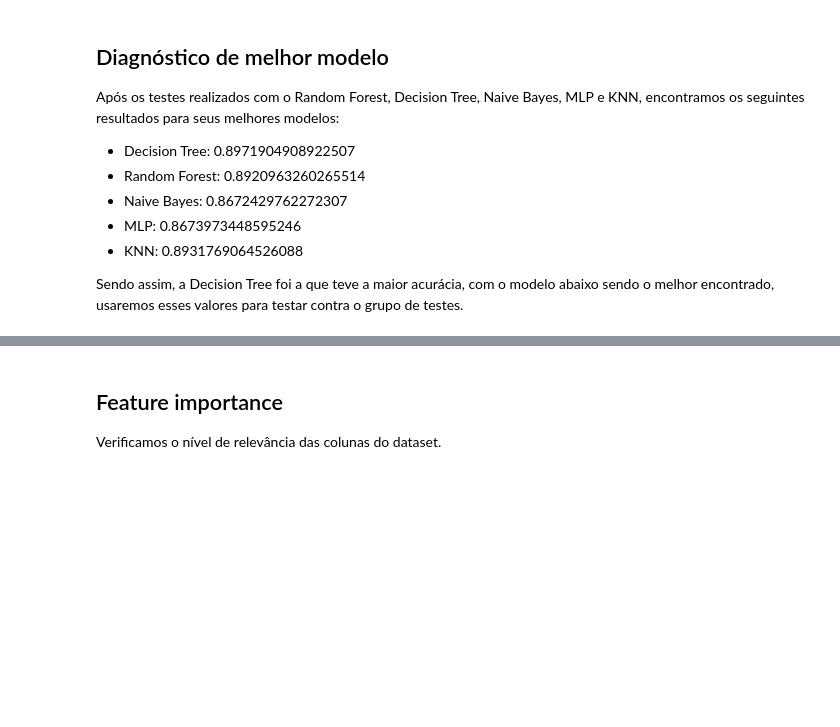
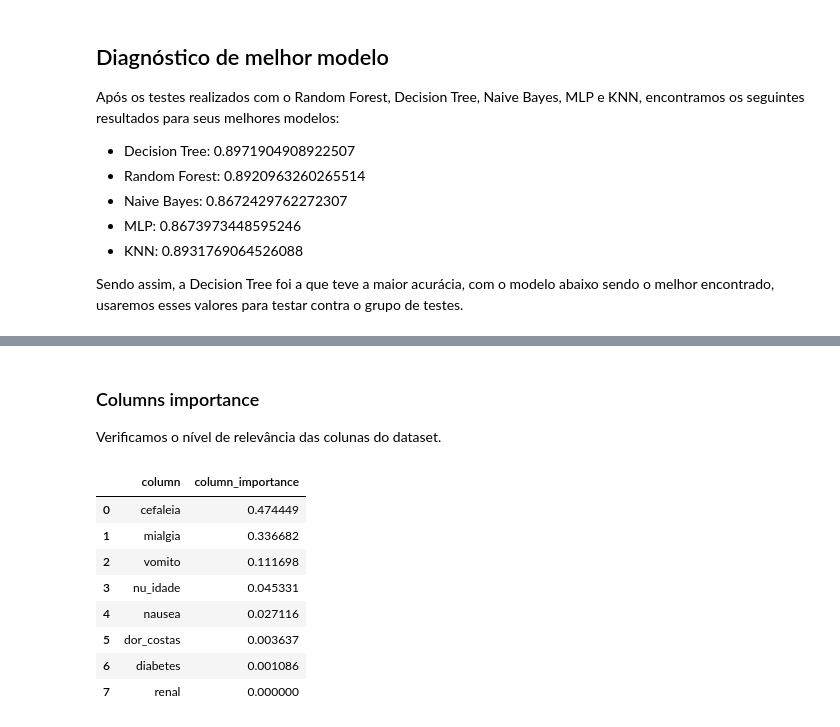
Before and after one commit to HiagoAD/GDI2, a Jupyter notebook: Project_2.ipynb, the cells around one changed output, grey strips where cells are left out. Drawn from its saved outputs; the diff is of its cells as text; code cells hidden in the pictures; blank space fills up the shorter version.

```diff
--- a/Project_2.ipynb
+++ b/Project_2.ipynb
@@ -540,4 +412,18 @@ Acurácia
 # %% [markdown]
-## Feature importance
+### Columns importance
 
 Verificamos o nível de relevância das colunas do dataset.
+# %%
+column_importance = pd.DataFrame({'column': X_train.columns, 'column_importance': decisionTree_selection.feature_importances_})
+column_importance = column_importance.sort_values('column_importance', ascending=False).reset_index(drop=True)
+column_importance
+# %% [output]
+|  | column | column_importance |
+| 0 | cefaleia | 0.474449 |
+| 1 | mialgia | 0.336682 |
+| 2 | vomito | 0.111698 |
+| 3 | nu_idade | 0.045331 |
+| 4 | nausea | 0.027116 |
+| 5 | dor_costas | 0.003637 |
+| 6 | diabetes | 0.001086 |
+| 7 | renal | 0.000000 |
```
Also changed, not shown: parts of 16 cells of this notebook.
